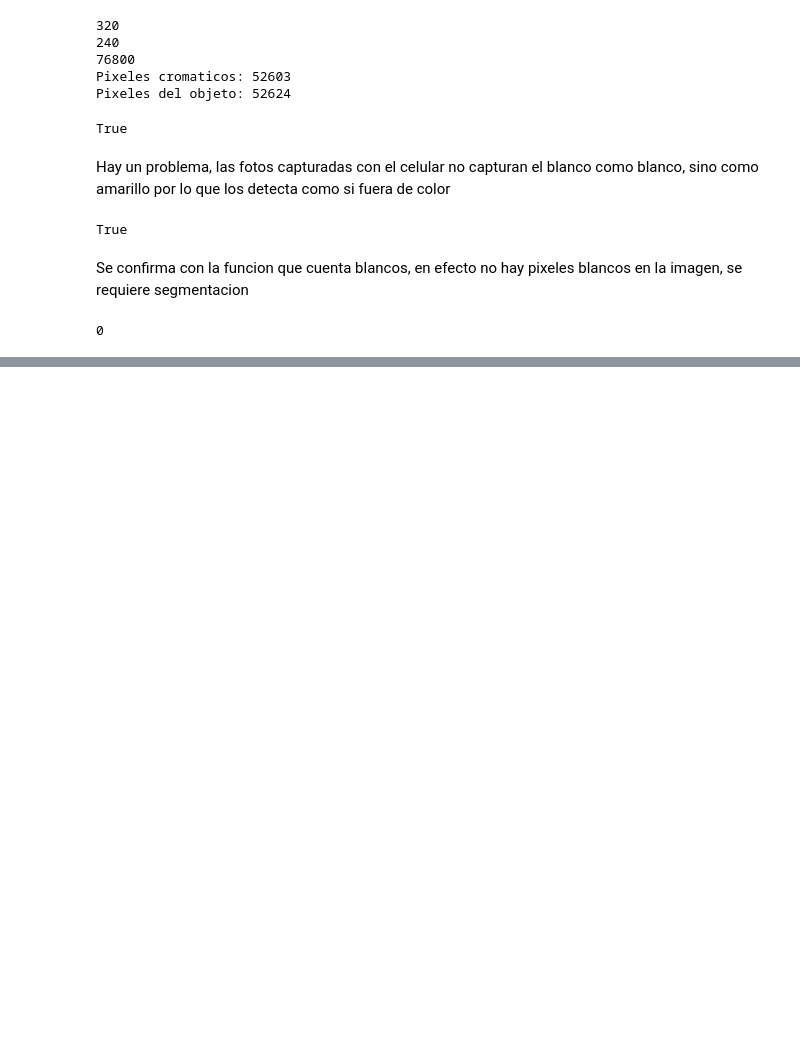
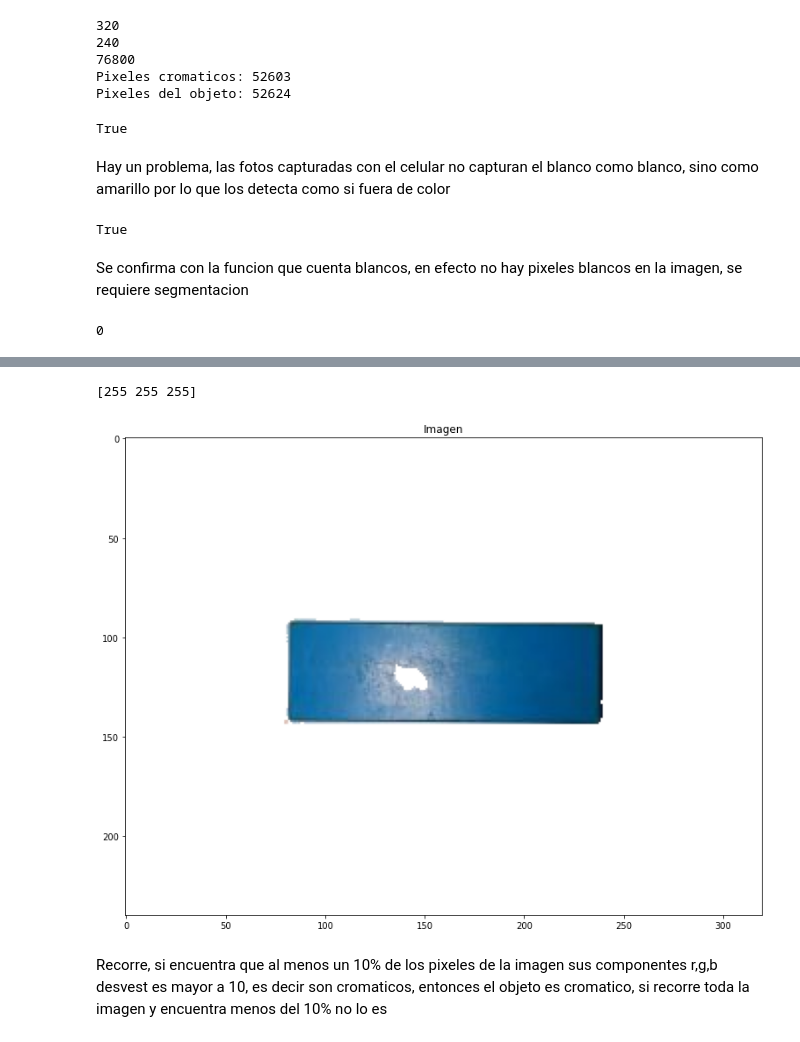
Before and after one commit to ChristopherMoralesA/MiniProyecto-Vision, a Jupyter notebook: Miniproyecto.ipynb, the cells around one changed output, grey strips where cells are left out. Drawn from its saved outputs; the diff is of its cells as text; code cells hidden in the pictures; blank space fills up the shorter version.

```diff
--- a/Miniproyecto.ipynb
+++ b/Miniproyecto.ipynb
@@ -205,0 +226,14 @@ Deteccion de agujeros
+# %%
+AZUL_argb= io.imread(path +r'\IMG_AZUL.jpeg')
+AZUL_rgb= rgba2rgb(AZUL_argb)
+AZUL = is_cromatic_v4(AZUL_rgb)
+plt.figure(figsize=(15,10))
+plt.imshow(AZUL)
+plt.title("Imagen")
+print(imagen_rgb[1][1])
+plt.show()
+# %% [output]
+[255 255 255]
+[figure, added]
+# %% [markdown]
+Recorre, si encuentra que al menos un 10% de los pixeles de la imagen sus componentes r,g,b desvest es mayor a 10, es decir son cromaticos, entonces el objeto es cromatico, si recorre toda la imagen y encuentra menos del 10% no lo es
```
Also changed, not shown: parts of 15 cells of this notebook.
